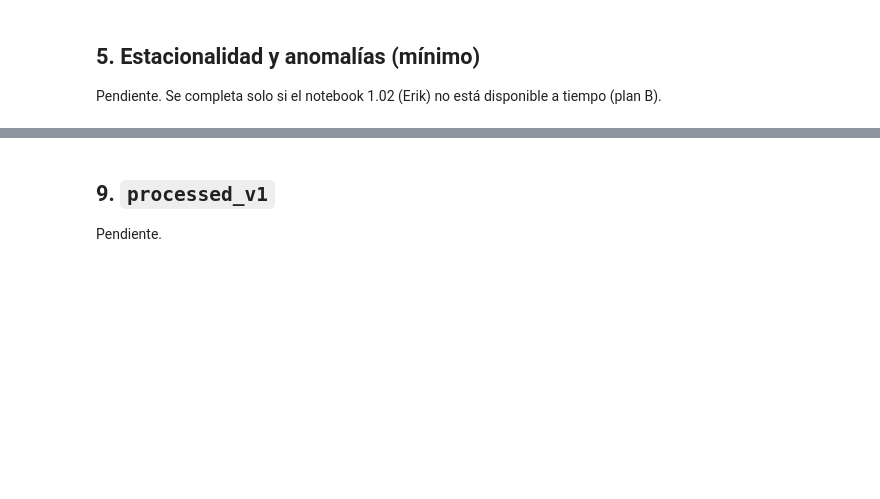
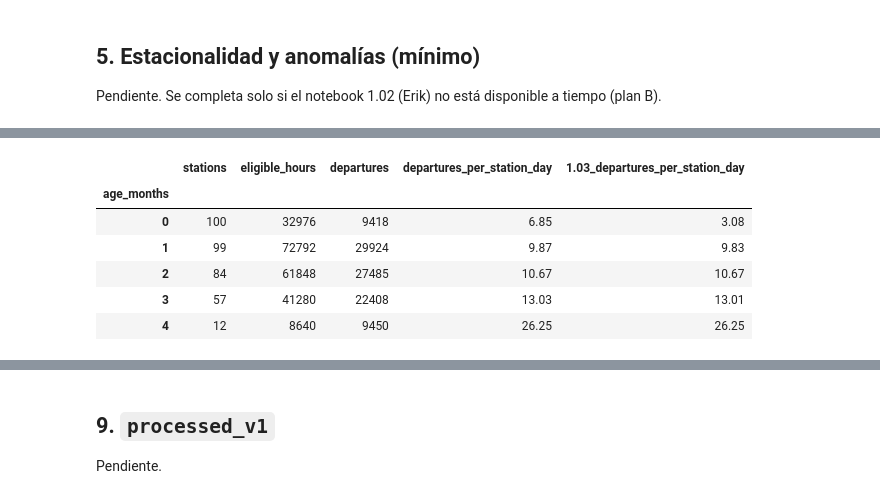
Before and after one commit to LeonardoSantosGrc/MiBici, a Jupyter notebook: notebooks/1.04-lsg-target-integration.ipynb, the cells around one changed output, grey strips where cells are left out. Cells and saved outputs as stored; diff of their text form; code cells hidden in the pictures; blank space fills up the shorter version.

```diff
--- a/notebooks/1.04-lsg-target-integration.ipynb
+++ b/notebooks/1.04-lsg-target-integration.ipynb
@@ -299,0 +543,26 @@ Pendiente. Resumen y enlace de cada notebook de EDA al integrarse (fecha límite
+# %%
+# Recompute the 1.03 comparison with the day-level active window of station_hour_base
+period = base[(base["hour_start"] >= "2026-01-01") & (base["hour_start"] < "2026-10-01")]
+lifecycle = stations[["is_new_station", "is_retired_by_activity", "first_active_month"]]
+period = period.join(lifecycle, on="station_id")
+
+consolidated = (
+    ~period["is_new_station"]
+    & (period["first_active_month"] < pd.Period("2026-01", freq="M"))
+    & ~period["is_retired_by_activity"]
+)
+period["group"] = np.select([period["is_new_station"], consolidated], ["new", "consolidated"], "other")
+period = period[period["group"] != "other"]
+
+groups = period.groupby("group").agg(
+    eligible_hours=("departures", "size"),
+    departures=("departures", "sum"),
+    zero_share=("departures", lambda x: (x == 0).mean() * 100),
+)
+groups["departures_per_station_day"] = groups["departures"] / (groups["eligible_hours"] / 24)
+
+# Values reported in notebook 1.03 (month-level window), for side-by-side comparison
+groups["1.03_eligible_hours"] = pd.Series({"consolidated": 2_407_368, "new": 258_120})
+groups["1.03_departures_per_station_day"] = pd.Series({"consolidated": 32.53, "new": 9.18})
+groups["1.03_zero_share"] = pd.Series({"consolidated": 53.58, "new": 78.57})
+groups.round(2).T
@@ -299,0 +578,22 @@ Pendiente. Resumen y enlace de cada notebook de EDA al integrarse (fecha límite
+# %%
+# Maturation curve: months since first activity, day-level exposure
+new_stations = period[period["group"] == "new"].copy()
+months_since_first = new_stations["hour_start"].dt.to_period("M") - new_stations["first_active_month"]
+new_stations["age_months"] = months_since_first.apply(lambda offset: offset.n)
+
+maturation = new_stations.groupby("age_months").agg(
+    stations=("station_id", "nunique"),
+    eligible_hours=("departures", "size"),
+    departures=("departures", "sum"),
+)
+maturation["departures_per_station_day"] = maturation["departures"] / (maturation["eligible_hours"] / 24)
+maturation["1.03_departures_per_station_day"] = pd.Series([3.08, 9.83, 10.67, 13.01, 26.25])
+maturation.round(2)
+# %% [output]
+|  | stations | eligible_hours | departures | departures_per_station_day | 1.03_departures_per_station_day |
+| age_months |  |  |  |  |  |
+| 0 | 100 | 32976 | 9418 | 6.85 | 3.08 |
+| 1 | 99 | 72792 | 29924 | 9.87 | 9.83 |
+| 2 | 84 | 61848 | 27485 | 10.67 | 10.67 |
+| 3 | 57 | 41280 | 22408 | 13.03 | 13.01 |
+| 4 | 12 | 8640 | 9450 | 26.25 | 26.25 |
```
Also changed, not shown: parts of 24 cells of this notebook, 1 other file.
